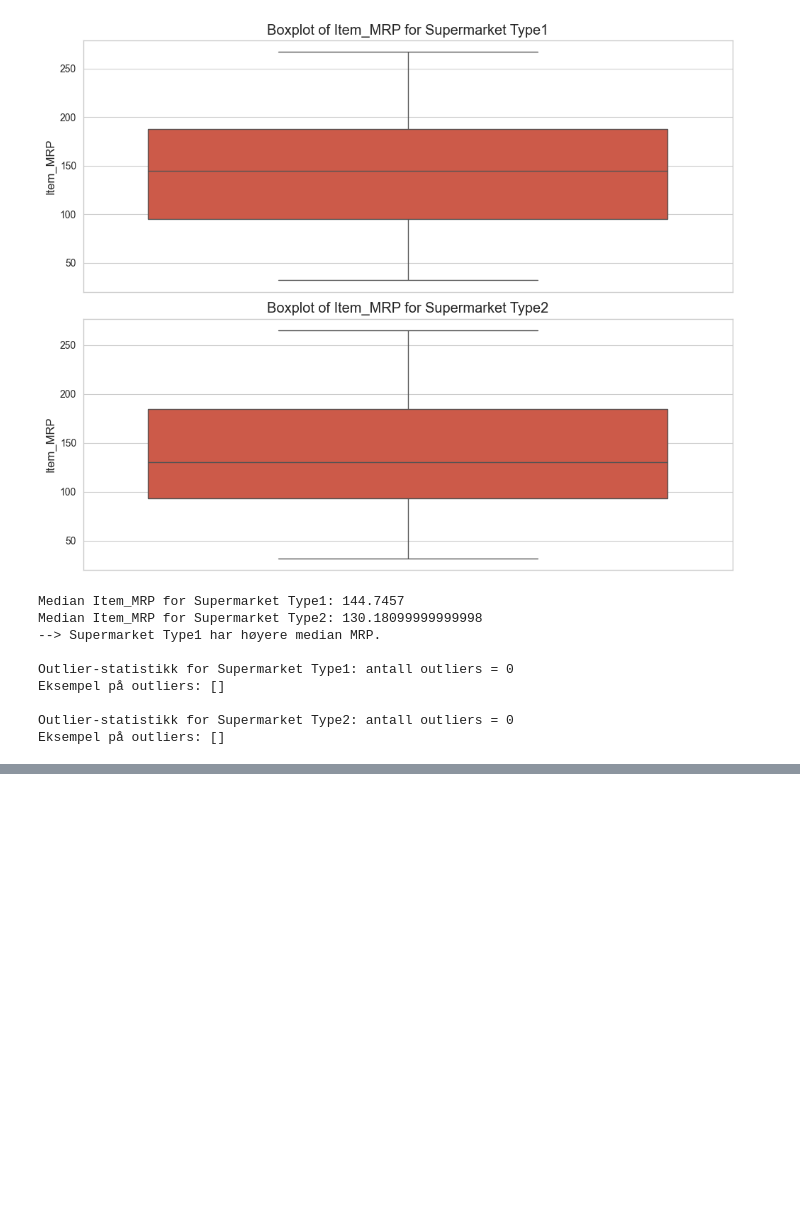
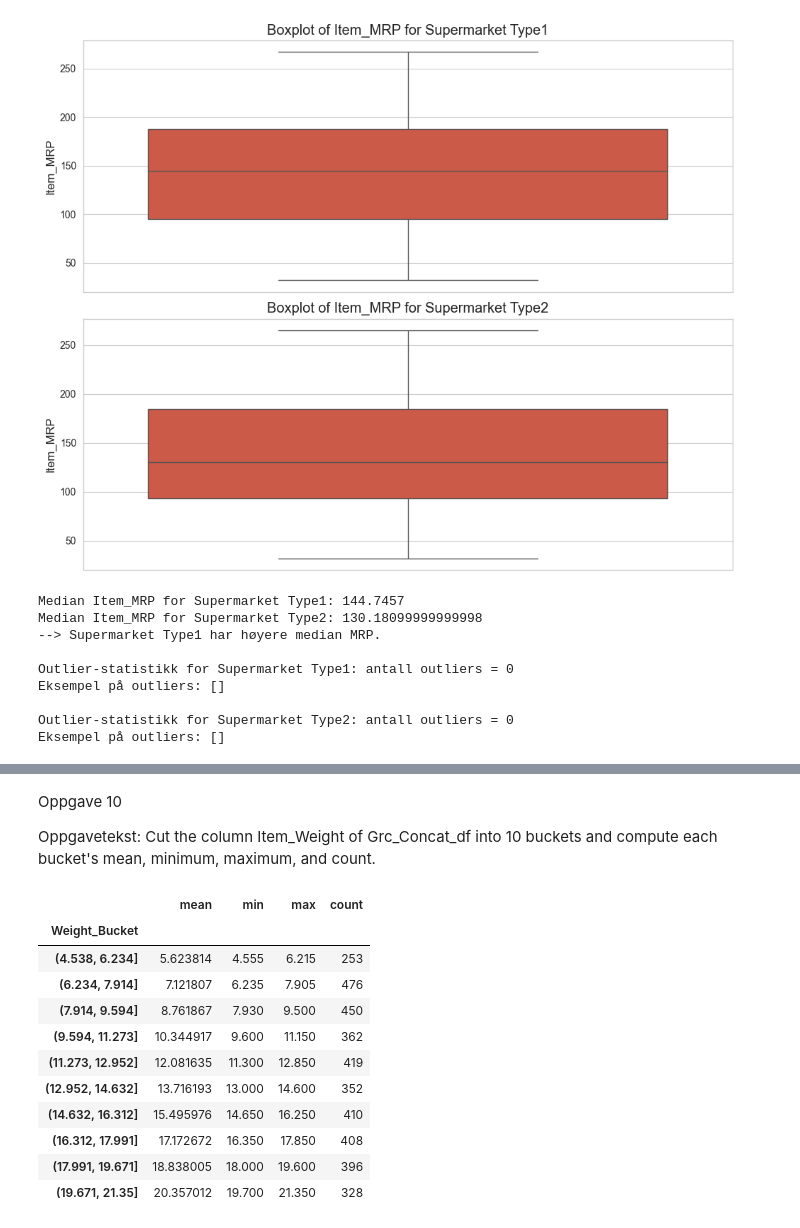
Before and after one commit to Sarasolstad/IntroKIoblig1, a Jupyter notebook: oblig1.ipynb, the cells around one changed output, grey strips where cells are left out. Drawn from its saved outputs; the diff is of its cells as text; code cells hidden in the pictures; blank space fills up the shorter version.

```diff
--- a/oblig1.ipynb
+++ b/oblig1.ipynb
@@ -179,24 +208,3 @@ print("SupType_2 shape:", SupType_2.shape)
 # %% [output]
 SupType_1 shape: (3328, 10)
 SupType_2 shape: (526, 10)
-# %%
-import seaborn as sns
-import matplotlib.pyplot as plt
-
-sns.set_style("ggplot")
-
-types = Grc_new_df['Outlet_Type'].unique()
-SupType_1 = Grc_new_df[Grc_new_df['Outlet_Type'] == types[0]]
-SupType_2 = Grc_new_df[Grc_new_df['Outlet_Type'] == types[1]]
-
-
-fig, axes = plt.subplots(2, 1, figsize=(10,8))
-
-sns.boxplot(ax=axes[0], y=SupType_1['Item_MRP'])
-axes[0].set_title(f"Boxplot of Item_MRP for {types[0]}")
-
-sns.boxplot(ax=axes[1], y=SupType_2['Item_MRP'])
-axes[1].set_title(f"Boxplot of Item_MRP for {types[1]}")
-
-plt.tight_layout()
-plt.show()
@@ -314,0 +310,7 @@ Eksempel på outliers: []
+# %%
+Grc_Concat_df = pd.concat([SupType_1, SupType_2])
+Grc_Concat_df = Grc_Concat_df.sort_values('Item_Outlet_Sales', ascending=True)
+
+# Outlet_Location_Type for butikken med lavest salg
+lowest_sales_location = Grc_Concat_df.iloc[0]['Outlet_Location_Type']
+print("Outlet_Location_Type med lavest salg:", lowest_sales_location)
@@ -314,0 +324,3 @@ Eksempel på outliers: []
+# %%
+Grc_Concat_df.set_index(['Outlet_Size','Outlet_Location_Type'], inplace=True)
+display(Grc_Concat_df.head())
@@ -314,0 +335,25 @@ Eksempel på outliers: []
+# %% [markdown]
+Oppgave 10
+
+Oppgavetekst:
+Cut the column Item_Weight of Grc_Concat_df into 10 buckets and compute each bucket's mean, minimum, maximum, and count.
+# %%
+# Del i 10 like store intervaller
+Grc_Concat_df['Weight_Bucket'] = pd.cut(Grc_Concat_df['Item_Weight'], bins=10)
+
+# Gruppér etter bucket og beregn statistikk
+bucket_stats = Grc_Concat_df.groupby('Weight_Bucket')['Item_Weight'].agg(['mean','min','max','count'])
+display(bucket_stats)
+# %% [output]
+|  | mean | min | max | count |
+| Weight_Bucket |  |  |  |  |
+| (4.538, 6.234] | 5.623814 | 4.555 | 6.215 | 253 |
+| (6.234, 7.914] | 7.121807 | 6.235 | 7.905 | 476 |
+| (7.914, 9.594] | 8.761867 | 7.930 | 9.500 | 450 |
+| (9.594, 11.273] | 10.344917 | 9.600 | 11.150 | 362 |
+| (11.273, 12.952] | 12.081635 | 11.300 | 12.850 | 419 |
+| (12.952, 14.632] | 13.716193 | 13.000 | 14.600 | 352 |
+| (14.632, 16.312] | 15.495976 | 14.650 | 16.250 | 410 |
+| (16.312, 17.991] | 17.172672 | 16.350 | 17.850 | 408 |
+| (17.991, 19.671] | 18.838005 | 18.000 | 19.600 | 396 |
+| (19.671, 21.35] | 20.357012 | 19.700 | 21.350 | 328 |
```
Also changed, not shown: parts of 16 cells of this notebook.
